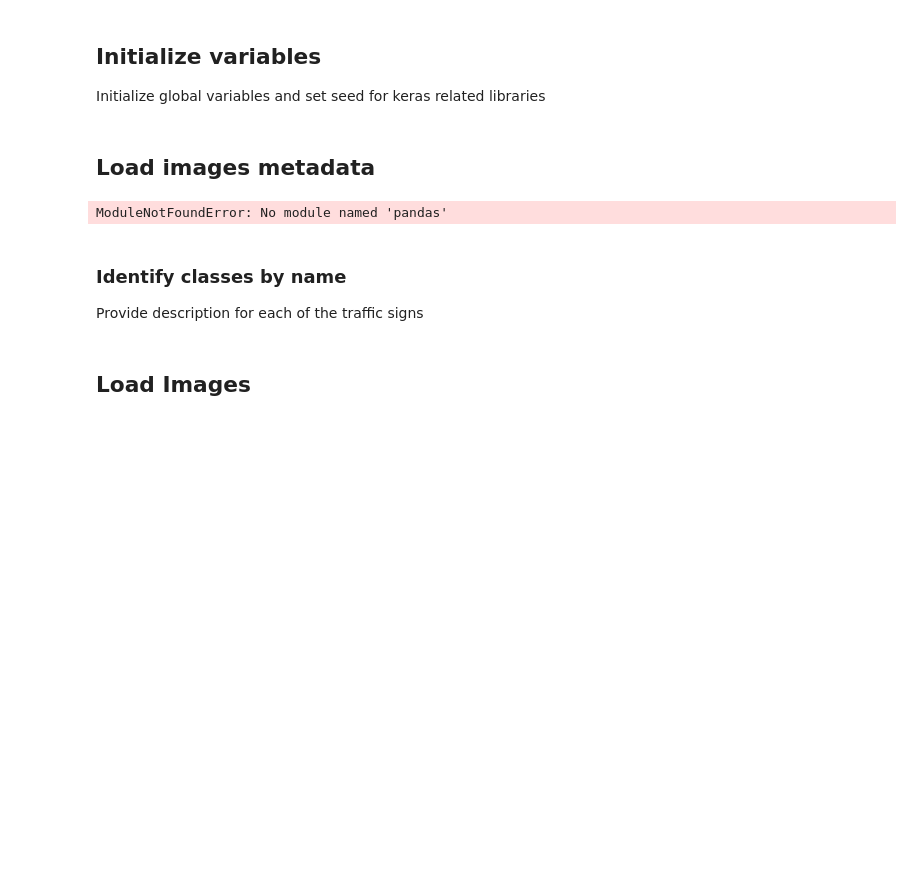
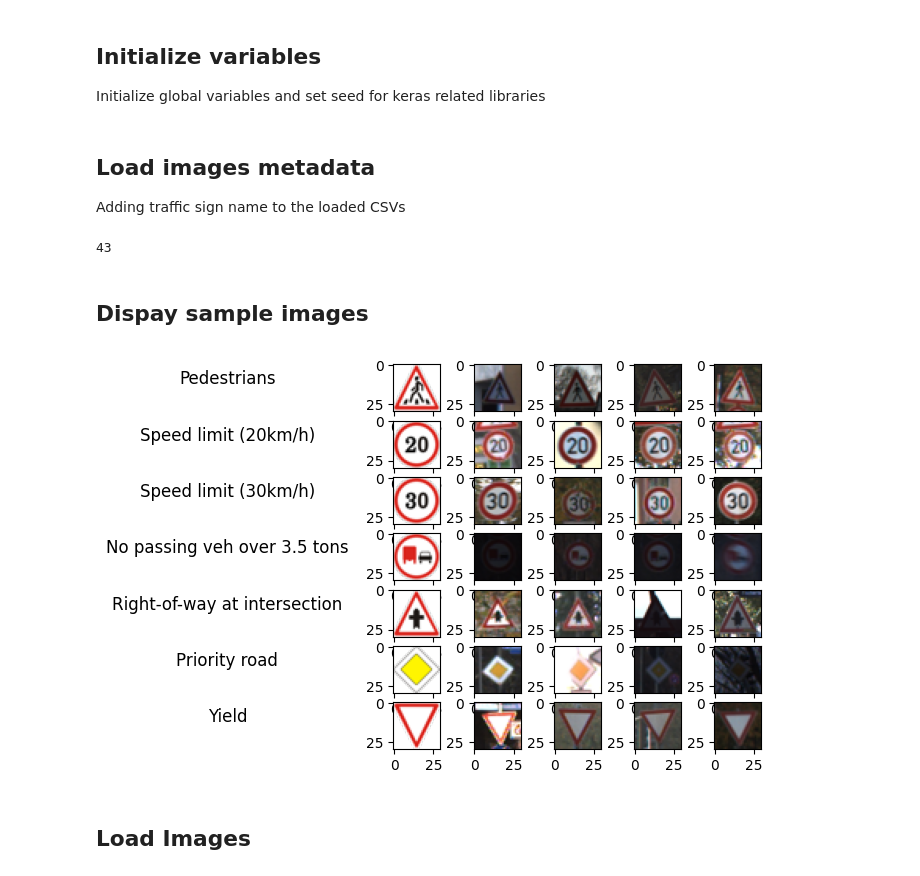
Before and after one commit to avihaibd/ds-traffic-signs, a Jupyter notebook: Traffic_Signs_Detection.ipynb, the cells around one changed output. Cells and saved outputs as stored; diff of their text form; code cells hidden in the pictures; blank space fills up the shorter version.

```diff
--- a/Traffic_Signs_Detection.ipynb
+++ b/Traffic_Signs_Detection.ipynb
@@ -58,16 +58,15 @@ SEED = 19121
 tf.keras.utils.set_random_seed(SEED)
 # %% [markdown]
 ## Load images metadata
+
+Adding traffic sign name to the loaded CSVs
 # %%
 import pandas as pd
-df = pd.read_csv('Train.csv')
-df_test = pd.read_csv('Test.csv')
-meta = pd.read_csv('Meta.csv')
-class_names = pd.read_csv('class_names.csv')
+class_names = pd.read_csv('class_names.csv').set_index('ClassId')
+df = pd.read_csv('Train.csv').join(class_names, on='ClassId', how='left')
+df_test = pd.read_csv('Test.csv').join(class_names, on='ClassId', how='left')
+meta = pd.read_csv('Meta.csv').join(class_names, on='ClassId', how='left')
 NUM_CLASSES = class_names.shape[0]
 NUM_CLASSES
 # %% [output]
-ModuleNotFoundError: No module named 'pandas'
+43
-# %% [markdown]
-### Identify classes by name
-Provide description for each of the traffic signs
@@ -123,3 +73,32 @@ with open("class_names.csv", 'w') as f:
+# %% [markdown]
+## Dispay sample images
+# %%
+SAMPLE_SIGNS=7
+SAMPLE_TRAINS=4
+fig = plt.figure(figsize = (5,5))
+plt.tight_layout()
+
+idx = 0
+for i in range(SAMPLE_SIGNS):
+    idx += 1
+    class_id = meta['ClassId'][i]
+    label = meta['TrafficSign'][i]
+    image = Image.open(meta['Path'][i])
+    image = image.resize((30,30))
+    ax = plt.subplot(SAMPLE_SIGNS, SAMPLE_TRAINS+1, idx)
+    ax.set_ylabel(label, rotation=0, size='large', labelpad=100)
+    plt.imshow(image)
+    class_train = df[df['ClassId']==class_id]
+    for j in range(SAMPLE_TRAINS):
+        idx += 1
+        image = Image.open(class_train.sample()['Path'].values[0])
+        image = image.resize((30,30))
+        plt.subplot(SAMPLE_SIGNS, SAMPLE_TRAINS+1, idx)
+        plt.imshow(image)
+
+plt.show()
+# %% [output]
+[figure, added]
 # %% [markdown]
 ## Load Images
 # %%
```
Also changed, not shown: parts of 3 cells of this notebook, 2 other files.
